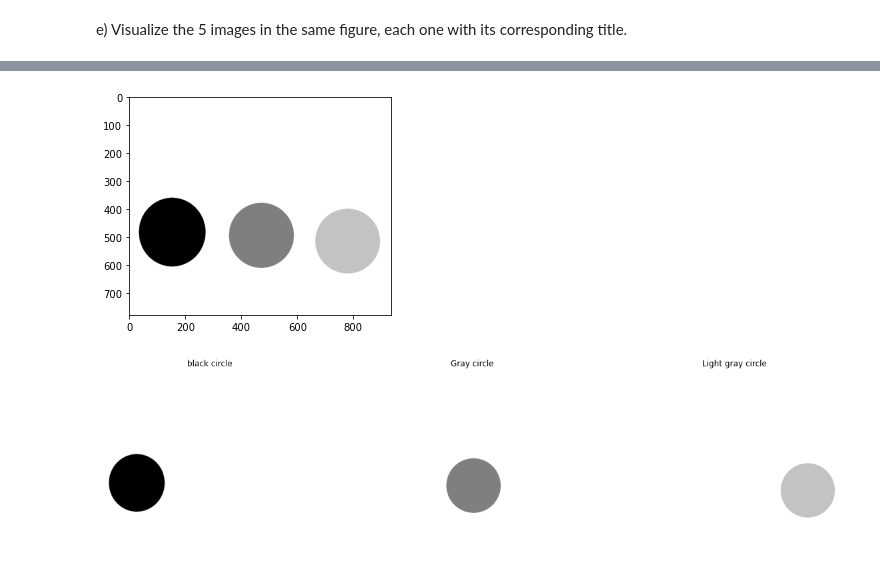
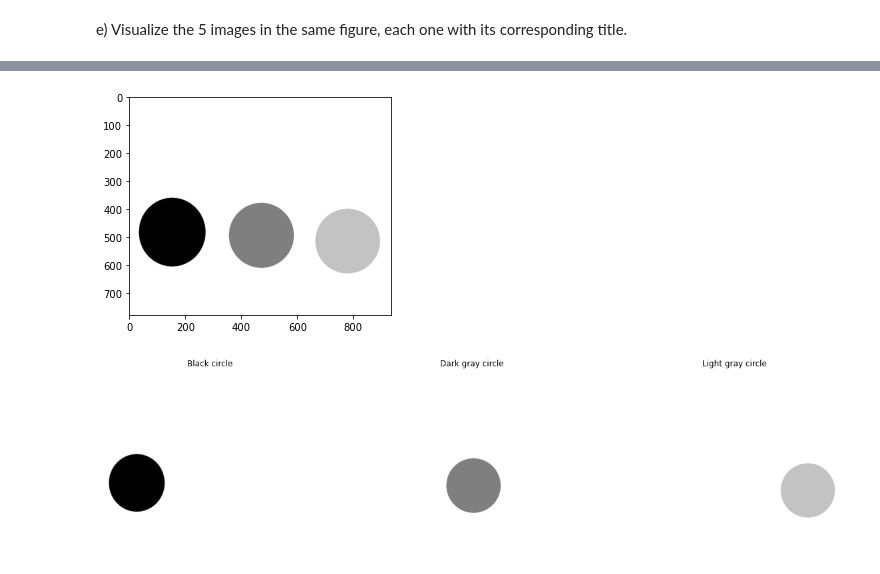
Before and after one commit to mariapepu/VA, a Jupyter notebook: p1/p1_2022_23.ipynb, the cells around one changed output, grey strips where cells are left out. Cells and saved outputs as stored; diff of their text form; code cells hidden in the pictures.

```diff
--- a/p1/p1_2022_23.ipynb
+++ b/p1/p1_2022_23.ipynb
@@ -322,42 +322,44 @@ colors = np.unique(circles_gray)
 
 #in order to show black dot, we create a copy of the original image
 circle_black = circles_gray.copy()
-#then we set as 1 wich corresponds to color white, all colors diferent from colors[0]=0. wich corresponds to black
+#then we set as 1 wich corresponds to color white,
+# all colors diferent from colors[0]=0. wich corresponds to black
 circle_black[circles_gray!=colors[0]]=1
 
-#in order to show black dot, we create a copy of the original image
+#in order to show dark gray dot, we create a copy of the original image
 circle_dark_gray = circles_gray.copy()
-#then we set as 1 wich corresponds to color white, all colors diferent from colors[1]=0.49803922 wich corresponds to dark gray
+#then we set as 1 wich corresponds to color white,
+# all colors diferent from colors[1]=0.49803922 wich corresponds to dark gray
 circle_dark_gray[circles_gray!=colors[1]]=1
 
-#in order to show black dot, we create a copy of the original image
+#in order to show light gray dot, we create a copy of the original image
 circle_light_gray = circles_gray.copy()
-#then we set as 1 wich corresponds to color white, all colors diferent from colors[2]=0.76470588
-#  wich corresponds to light gray
+#then we set as 1 wich corresponds to color white,
+# all colors diferent from colors[2]=0.76470588 wich corresponds to light gray
 circle_light_gray[circles_gray!=colors[2]]=1
 
 #showing all 3 images with the title of each one
 fig, axs = plt.subplots(nrows=1, ncols=3, figsize=(20,20))
 
 ax = axs[0]
 ax.imshow(circle_black, cmap='gray', vmin = 0, vmax = 1)
 ax.axis('off')
-ax.set_title('black circle')
+ax.set_title('Black circle')
 
 ax = axs[1]
 ax.imshow(circle_dark_gray, cmap='gray',  vmin = 0, vmax = 1)
 ax.axis('off')
-ax.set_title('Gray circle')
+ax.set_title('Dark gray circle')
 
 ax = axs[2]
 ax.imshow(circle_light_gray, cmap='gray', vmin = 0, vmax = 1)
 ax.axis('off')
 ax.set_title('Light gray circle')
 
 plt.show()
 # %% [output]
 [figure]
-[figure, old version]
+[figure, new version]
 # %% [markdown]
 b) Given the images `images_notebook/coat.png` and `images_notebook/model.png` (first two images on the figure below), implement the necessary code to construct the image of the model with the coat (third image). Next find in internet an image with a texture and apply it to obtain an image of the jacket with the found texture (fourth image is only an example).
 
```
Also changed, not shown: parts of 2 cells of this notebook.
